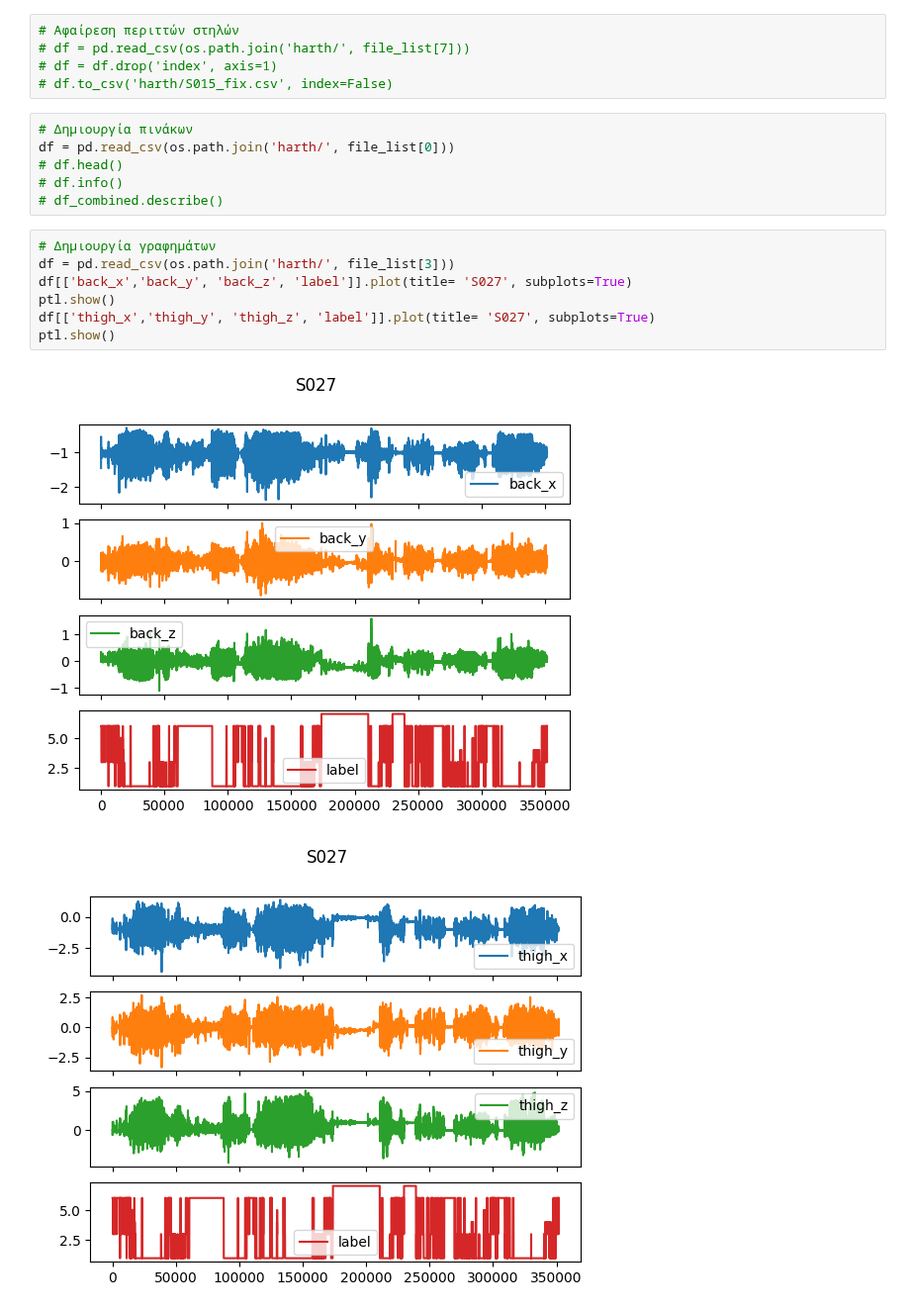
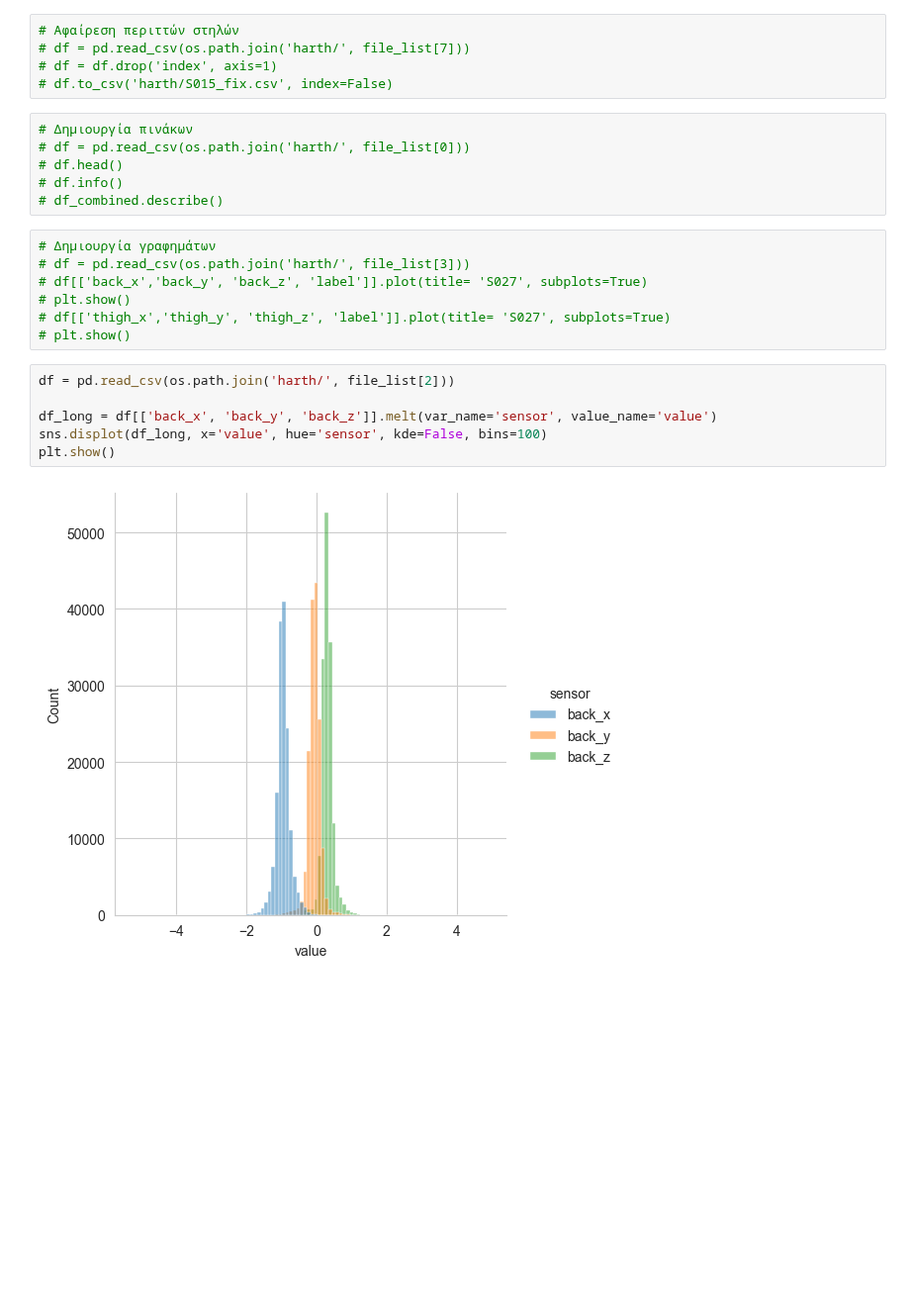
Before and after one commit to alex-xiarchos/ceid-DataMining, a Jupyter notebook: data_analysis.ipynb, the cells around one changed output. Shown at 99% size. Drawn from its saved outputs; the diff is of its cells as text; blank space fills up the shorter version.

```diff
--- a/data_analysis.ipynb
+++ b/data_analysis.ipynb
@@ -46,17 +46,22 @@ df_combined = df_combined.drop('label', axis=1)
 # df.to_csv('harth/S015_fix.csv', index=False)
 # %%
 # Δημιουργία πινάκων
-df = pd.read_csv(os.path.join('harth/', file_list[0]))
+# df = pd.read_csv(os.path.join('harth/', file_list[0]))
 # df.head()
 # df.info()
 # df_combined.describe()
 # %%
 # Δημιουργία γραφημάτων
-df = pd.read_csv(os.path.join('harth/', file_list[3]))
-df[['back_x','back_y', 'back_z', 'label']].plot(title= 'S027', subplots=True)
-ptl.show()
-df[['thigh_x','thigh_y', 'thigh_z', 'label']].plot(title= 'S027', subplots=True)
-ptl.show()
+# df = pd.read_csv(os.path.join('harth/', file_list[3]))
+# df[['back_x','back_y', 'back_z', 'label']].plot(title= 'S027', subplots=True)
+# plt.show()
+# df[['thigh_x','thigh_y', 'thigh_z', 'label']].plot(title= 'S027', subplots=True)
+# plt.show()
-# %% [output]
-[figure, removed]
-[figure, removed]
+# %%
+df = pd.read_csv(os.path.join('harth/', file_list[2]))
+
+df_long = df[['back_x', 'back_y', 'back_z']].melt(var_name='sensor', value_name='value')
+sns.displot(df_long, x='value', hue='sensor', kde=False, bins=100)
+plt.show()
+# %% [output]
+[figure, added]
```
Also changed, not shown: parts of 2 cells of this notebook, 7 other files.
